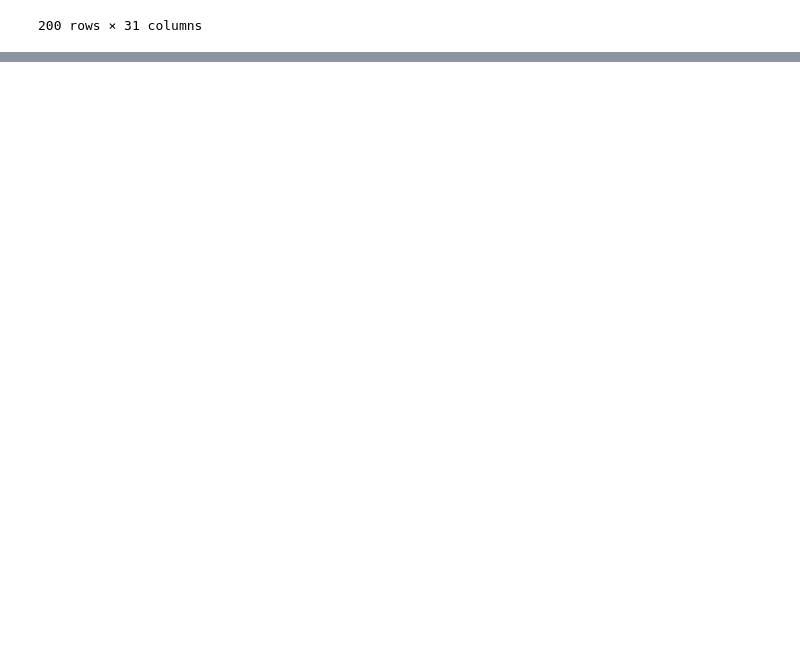
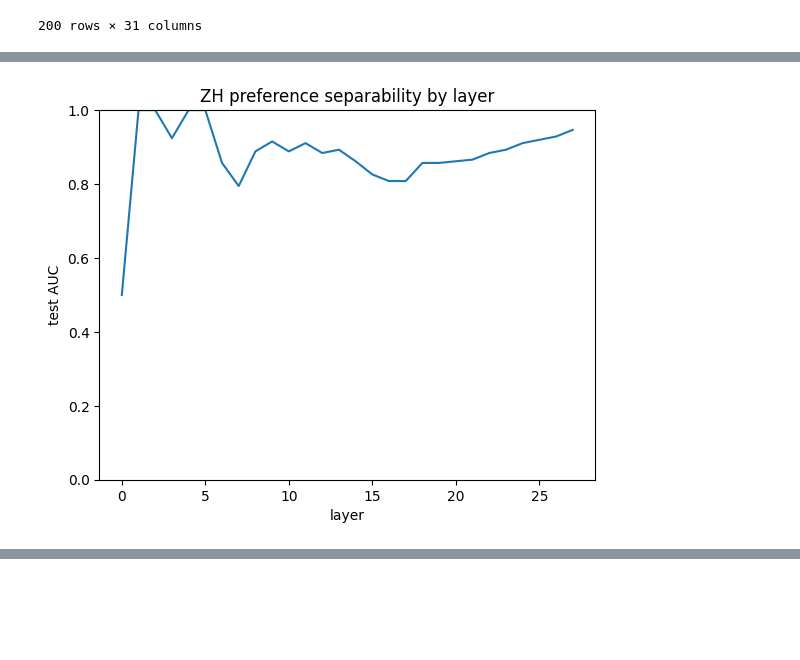
Before and after one commit to Ky-Ng/multilingual-semantics-probe, a Jupyter notebook: steering_vector.ipynb, the cells around one changed output, grey strips where cells are left out. Cells and saved outputs as stored; diff of their text form; code cells hidden in the pictures; blank space fills up the shorter version.

Commit message:
extracting test p_i for ue

```diff
--- a/steering_vector.ipynb
+++ b/steering_vector.ipynb
@@ -211,3 +223,14 @@ def fit_v_hat(H_train, df_train, *, language: str):
+# %%
+def sweep_layers_auc(model, df_train, df_test, *, language: str, hook_point="resid_pre", batch_size=16):
+    aucs = []
+    layers = list(range(model.cfg.n_layers))
+    for l in layers:
+        H_tr = extract_H_one_layer(model, df_train, layer=l, hook_point=hook_point, batch_size=batch_size)
+        v_hat = fit_v_hat(H_tr, df_train, language=language)
+
+        H_te = extract_H_one_layer(model, df_test, layer=l, hook_point=hook_point, batch_size=batch_size)
+        aucs.append(auc_on_test(H_te, df_test, v_hat, language=language))
+    return aucs
 # %%
 from pathlib import Path
 import matplotlib.pyplot as plt
@@ -245,3 +268,23 @@ def plot_separability_hist(
         fig.savefig(save_path, bbox_inches="tight")
 
     plt.close(fig)
+# %%
+from sklearn.model_selection import train_test_split
+
+df = df.reset_index(drop=True).copy()
+
+# Combined stratification key
+df["strat_key"] = df["language"].astype(str) + "__" + df["preference_mean"].astype(str)
+
+df_train, df_test = train_test_split(
+    df,
+    test_size=0.3,
+    random_state=0,
+    stratify=df["strat_key"],
+)
+
+df_train = df_train.reset_index(drop=True)
+df_test  = df_test.reset_index(drop=True)
+
+print("train counts:\n", df_train.groupby(["language","preference_mean"]).size())
+print("test counts:\n",  df_test.groupby(["language","preference_mean"]).size())
@@ -247,0 +306,12 @@ def plot_separability_hist(
+# %%
+import matplotlib.pyplot as plt
+aucs_zh = sweep_layers_auc(model, df_train, df_test, language="zh")
+plt.figure()
+plt.plot(range(len(aucs_zh)), aucs_zh)
+plt.ylim(0.0, 1.0)
+plt.xlabel("layer")
+plt.ylabel("test AUC")
+plt.title("ZH preference separability by layer")
+plt.show()
+# %% [output]
+[figure, added]
```
Also changed, not shown: parts of 8 cells of this notebook.
